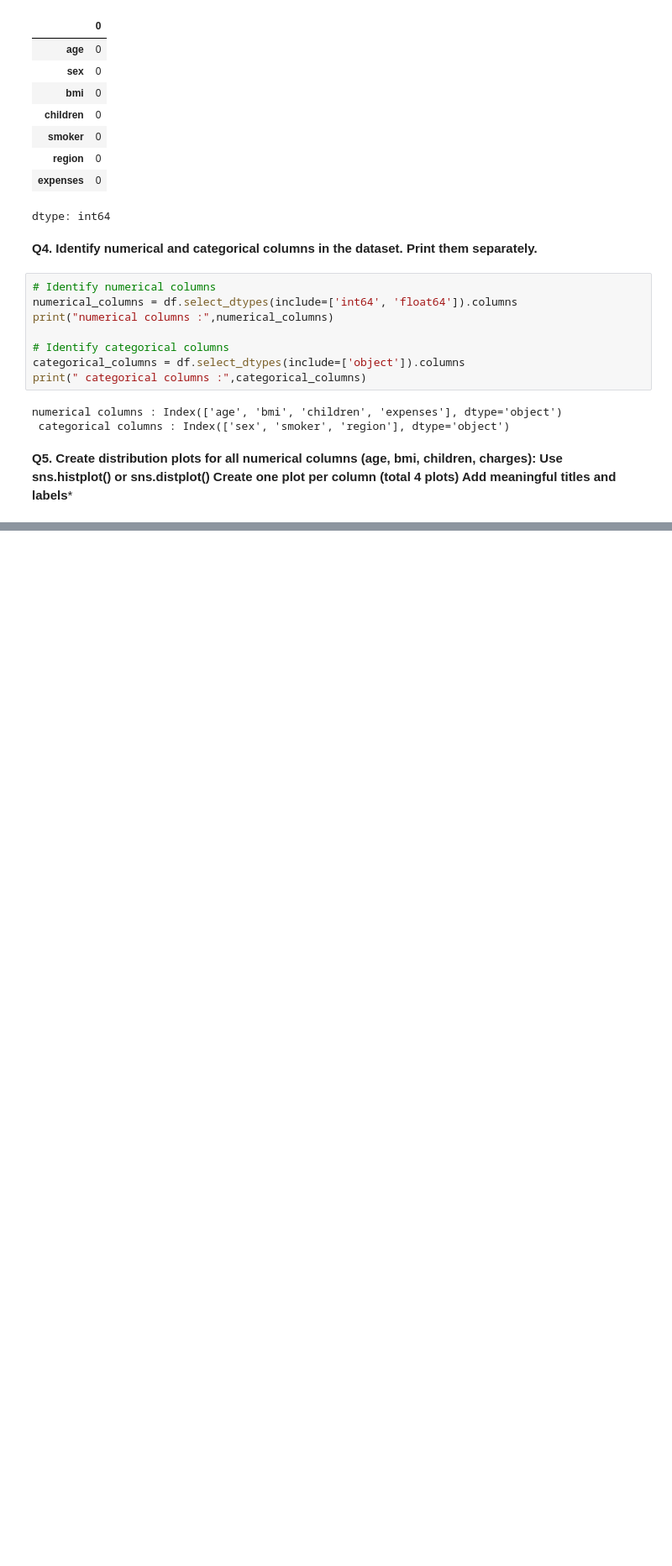
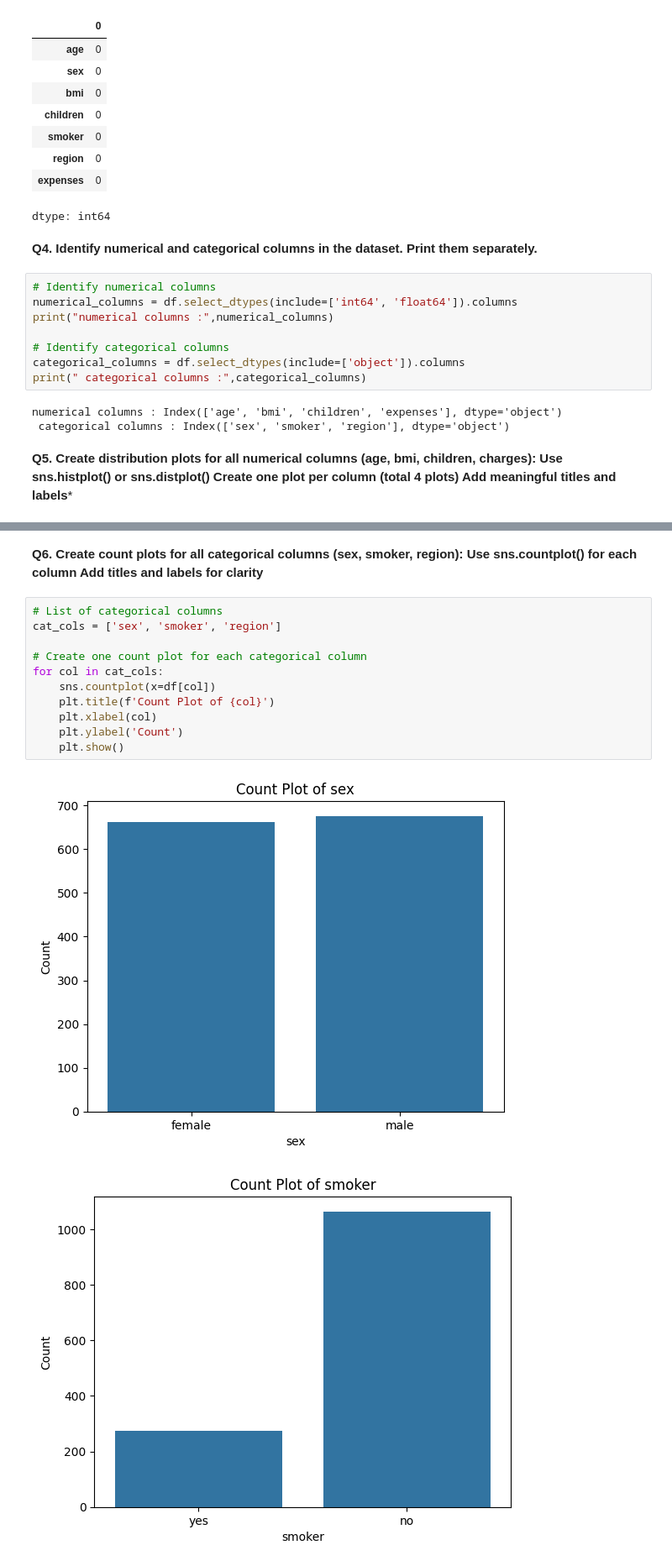
Before and after one commit to vaibhavkatex/The-Internship-2026, a Jupyter notebook: Session__16.ipynb, the cells around one changed output, grey strips where cells are left out. Shown at 84% size. Saved outputs shown, nothing was run; the diff lists cells and outputs as text; blank space fills up the shorter version.

```diff
--- a/Session__16.ipynb
+++ b/Session__16.ipynb
@@ -126,0 +142,18 @@ Add meaningful titles and labels***
+# %% [markdown]
+**Q6. Create count plots for all categorical columns (sex, smoker, region):
+Use sns.countplot() for each column
+Add titles and labels for clarity**
+# %%
+# List of categorical columns
+cat_cols = ['sex', 'smoker', 'region']
+
+# Create one count plot for each categorical column
+for col in cat_cols:
+    sns.countplot(x=df[col])
+    plt.title(f'Count Plot of {col}')
+    plt.xlabel(col)
+    plt.ylabel('Count')
+    plt.show()
+# %% [output]
+[figure, added]
+[figure, added]
```
Also changed, not shown: parts of 3 cells of this notebook.
